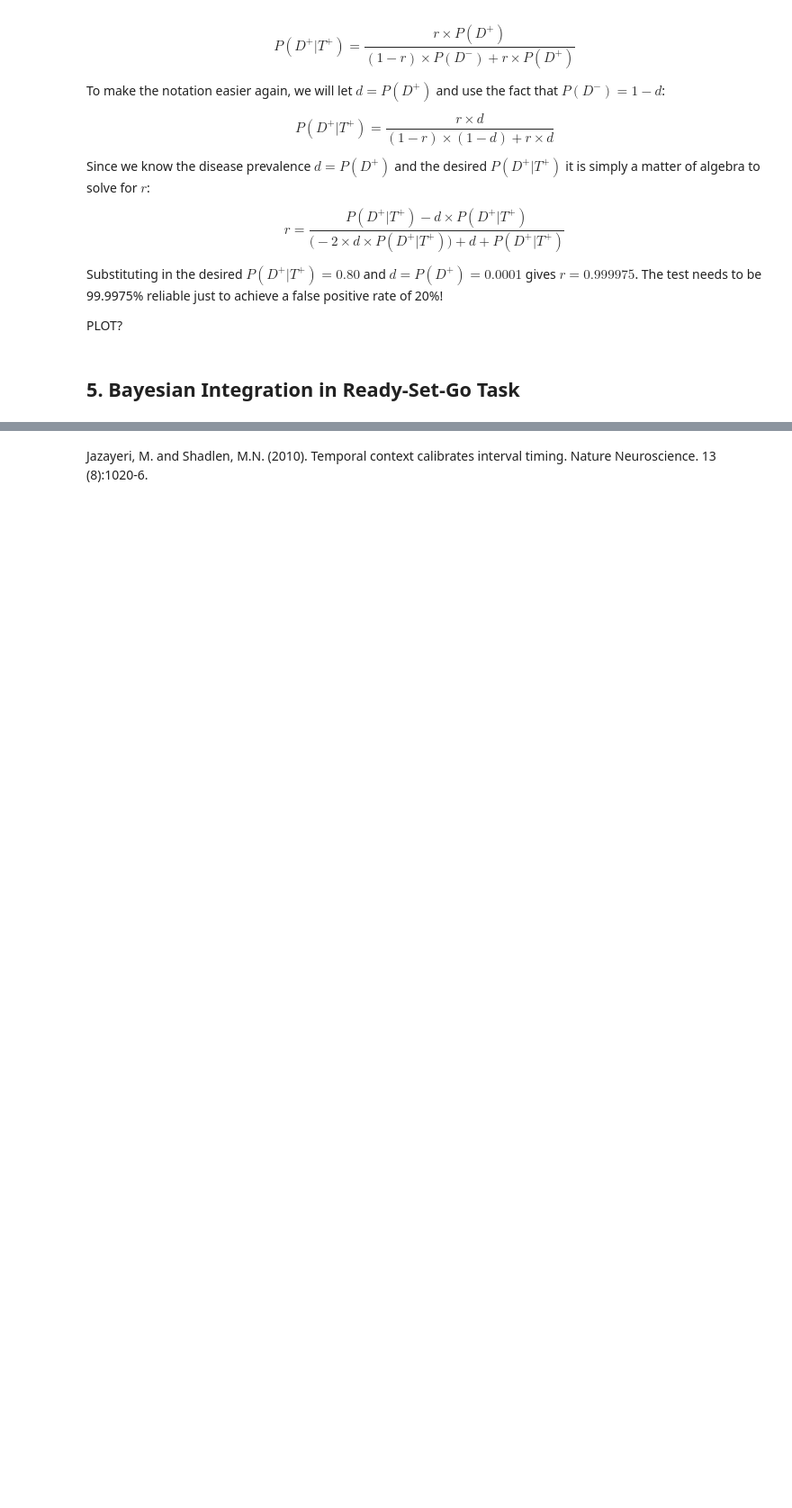
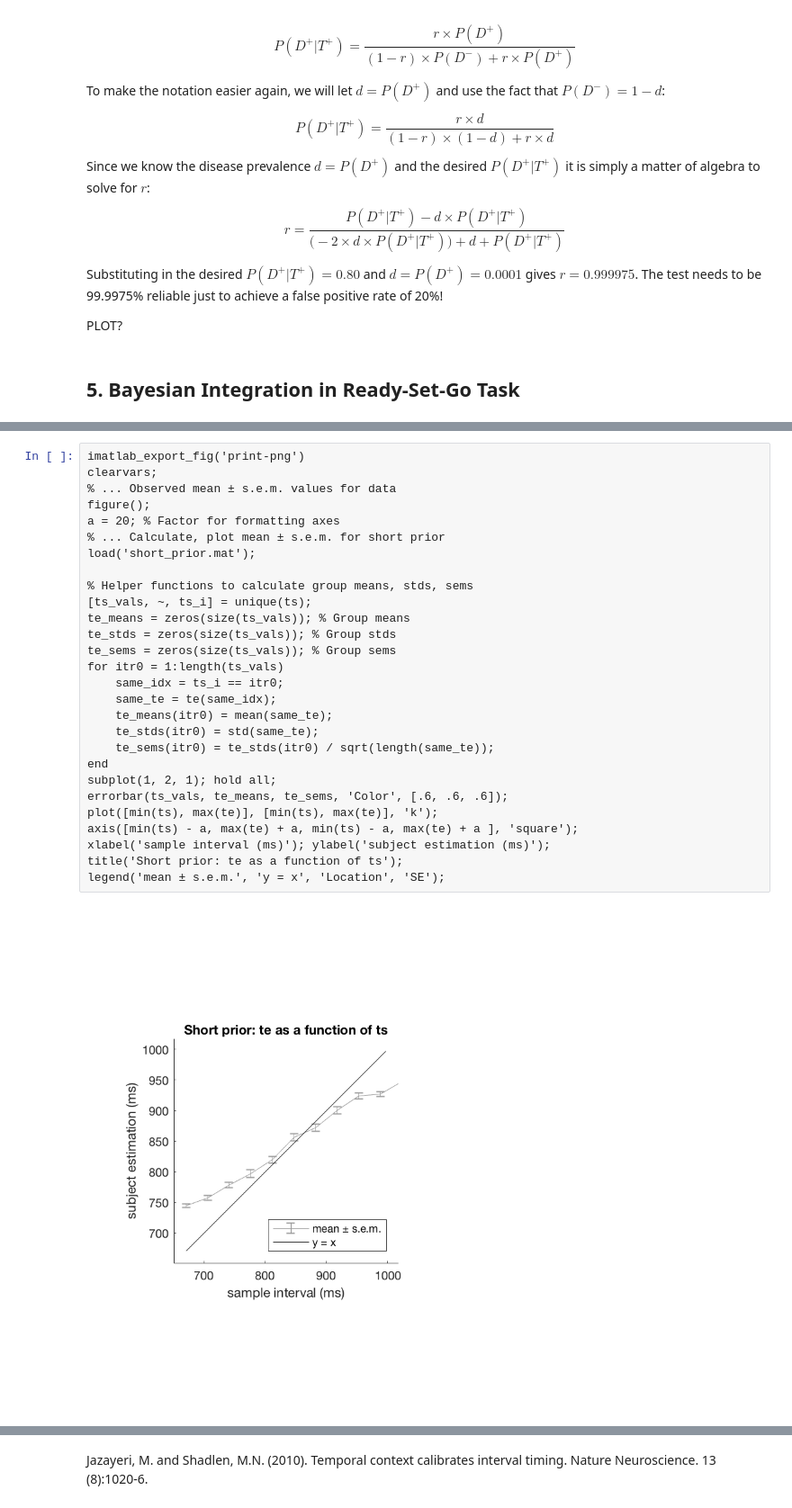
Before and after one commit to lmn93beo/9-014-Book, a Jupyter notebook: ProbabilisticModels_5-6_Bayesian.ipynb, the cells around one changed output, grey strips where cells are left out. Shown at 90% size. Saved outputs shown, nothing was run; the diff lists cells and outputs as text; blank space fills up the shorter version.

```diff
--- a/ProbabilisticModels_5-6_Bayesian.ipynb
+++ b/ProbabilisticModels_5-6_Bayesian.ipynb
@@ -127 +125,31 @@ In the experiment, sample intervals were drawn from a **discrete uniform distrib
+# %%
+imatlab_export_fig('print-png')
+clearvars;
+% ... Observed mean ± s.e.m. values for data
+figure();
+a = 20; % Factor for formatting axes
+% ... Calculate, plot mean ± s.e.m. for short prior
+load('short_prior.mat');
+
+% Helper functions to calculate group means, stds, sems
+[ts_vals, ~, ts_i] = unique(ts);
+te_means = zeros(size(ts_vals)); % Group means
+te_stds = zeros(size(ts_vals)); % Group stds
+te_sems = zeros(size(ts_vals)); % Group sems
+for itr0 = 1:length(ts_vals)
+    same_idx = ts_i == itr0;
+    same_te = te(same_idx);
+    te_means(itr0) = mean(same_te);
+    te_stds(itr0) = std(same_te);
+    te_sems(itr0) = te_stds(itr0) / sqrt(length(same_te));
+end
+subplot(1, 2, 1); hold all;
+errorbar(ts_vals, te_means, te_sems, 'Color', [.6, .6, .6]);
+plot([min(ts), max(te)], [min(ts), max(te)], 'k');
+axis([min(ts) - a, max(te) + a, min(ts) - a, max(te) + a ], 'square');
+xlabel('sample interval (ms)'); ylabel('subject estimation (ms)');
+title('Short prior: te as a function of ts');
+legend('mean ± s.e.m.', 'y = x', 'Location', 'SE');
+# %% [output]
+[figure, added]
 # %% [markdown]
```
Also changed, not shown: parts of 5 cells of this notebook, 1 other file.
